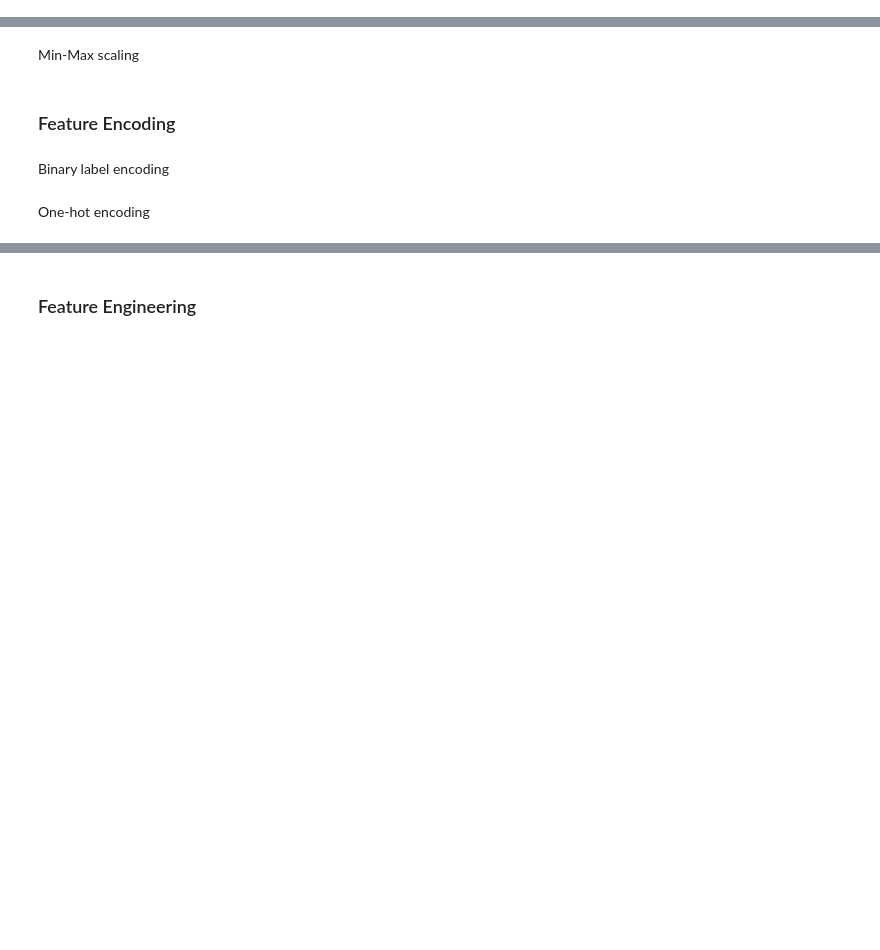
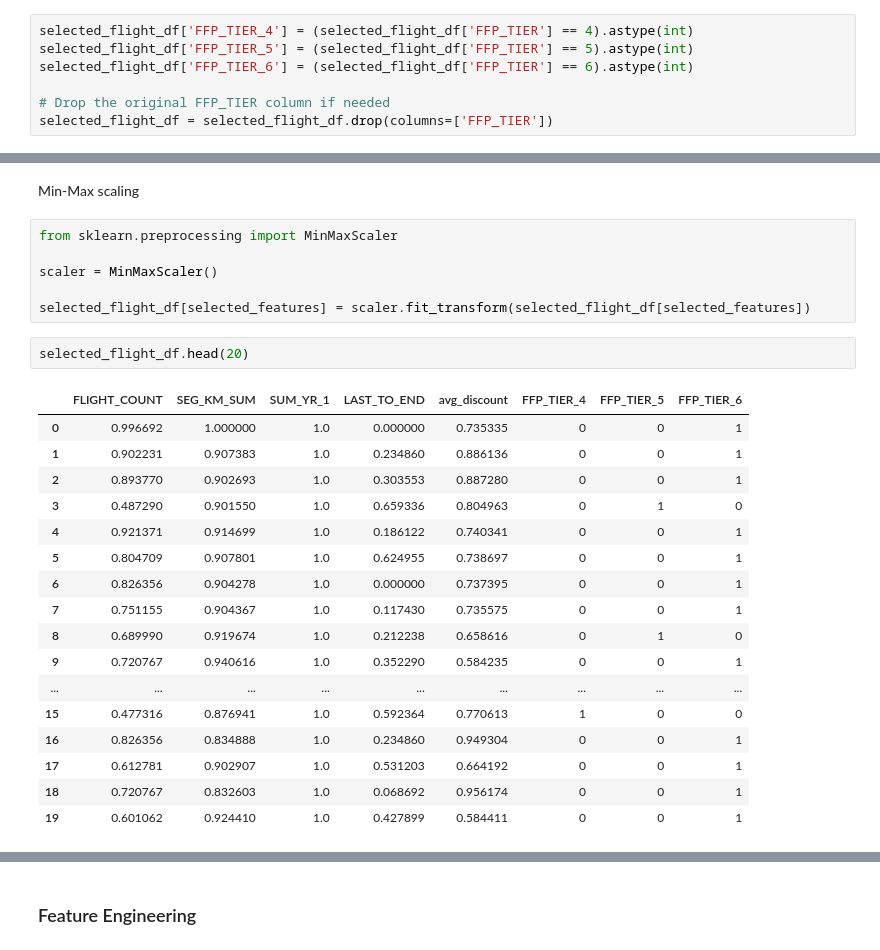
Before and after one commit to FiZufa/Rakamin-Homework, a Jupyter notebook: week16_unsupervised_learning/2_Data_preprocessing.ipynb, the cells around one changed output, grey strips where cells are left out. Drawn from its saved outputs; the diff is of its cells as text; blank space fills up the shorter version.

Commit message:
add preprocessing

```diff
--- a/week16_unsupervised_learning/2_Data_preprocessing.ipynb
+++ b/week16_unsupervised_learning/2_Data_preprocessing.ipynb
@@ -26,10 +315,37 @@ Using IQR methods
+# %%
+selected_flight_df['FFP_TIER_4'] = (selected_flight_df['FFP_TIER'] == 4).astype(int)
+selected_flight_df['FFP_TIER_5'] = (selected_flight_df['FFP_TIER'] == 5).astype(int)
+selected_flight_df['FFP_TIER_6'] = (selected_flight_df['FFP_TIER'] == 6).astype(int)
+
+# Drop the original FFP_TIER column if needed
+selected_flight_df = selected_flight_df.drop(columns=['FFP_TIER'])
 # %% [markdown]
 ### Normalization
 # %% [markdown]
 Min-Max scaling
-# %% [markdown]
-### Feature Encoding
-# %% [markdown]
-Binary label encoding
-# %% [markdown]
-One-hot encoding
+# %%
+from sklearn.preprocessing import MinMaxScaler
+
+scaler = MinMaxScaler()
+
+selected_flight_df[selected_features] = scaler.fit_transform(selected_flight_df[selected_features])
+# %%
+selected_flight_df.head(20)
+# %% [output]
+|  | FLIGHT_COUNT | SEG_KM_SUM | SUM_YR_1 | LAST_TO_END | avg_discount | FFP_TIER_4 | FFP_TIER_5 | FFP_TIER_6 |
+| 0 | 0.996692 | 1.000000 | 1.0 | 0.000000 | 0.735335 | 0 | 0 | 1 |
+| 1 | 0.902231 | 0.907383 | 1.0 | 0.234860 | 0.886136 | 0 | 0 | 1 |
+| 2 | 0.893770 | 0.902693 | 1.0 | 0.303553 | 0.887280 | 0 | 0 | 1 |
+| 3 | 0.487290 | 0.901550 | 1.0 | 0.659336 | 0.804963 | 0 | 1 | 0 |
+| 4 | 0.921371 | 0.914699 | 1.0 | 0.186122 | 0.740341 | 0 | 0 | 1 |
+| 5 | 0.804709 | 0.907801 | 1.0 | 0.624955 | 0.738697 | 0 | 0 | 1 |
+| 6 | 0.826356 | 0.904278 | 1.0 | 0.000000 | 0.737395 | 0 | 0 | 1 |
+| 7 | 0.751155 | 0.904367 | 1.0 | 0.117430 | 0.735575 | 0 | 0 | 1 |
+| 8 | 0.689990 | 0.919674 | 1.0 | 0.212238 | 0.658616 | 0 | 1 | 0 |
+| 9 | 0.720767 | 0.940616 | 1.0 | 0.352290 | 0.584235 | 0 | 0 | 1 |
+| ... | ... | ... | ... | ... | ... | ... | ... | ... |
+| 15 | 0.477316 | 0.876941 | 1.0 | 0.592364 | 0.770613 | 1 | 0 | 0 |
+| 16 | 0.826356 | 0.834888 | 1.0 | 0.234860 | 0.949304 | 0 | 0 | 1 |
+| 17 | 0.612781 | 0.902907 | 1.0 | 0.531203 | 0.664192 | 0 | 0 | 1 |
+| 18 | 0.720767 | 0.832603 | 1.0 | 0.068692 | 0.956174 | 0 | 0 | 1 |
+| 19 | 0.601062 | 0.924410 | 1.0 | 0.427899 | 0.584411 | 0 | 0 | 1 |
```
Also changed, not shown: parts of 40 cells of this notebook, 1 other file.
